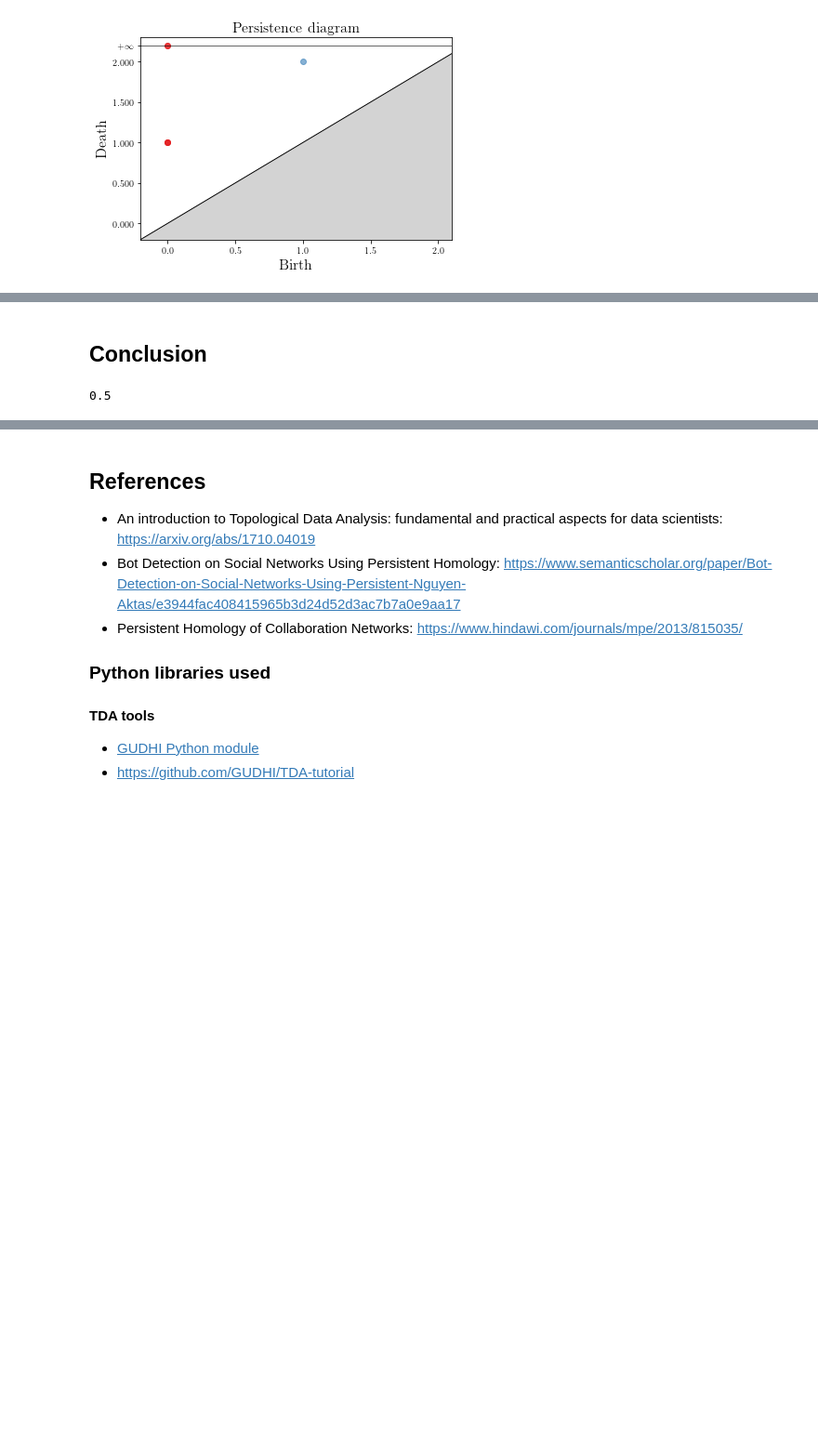
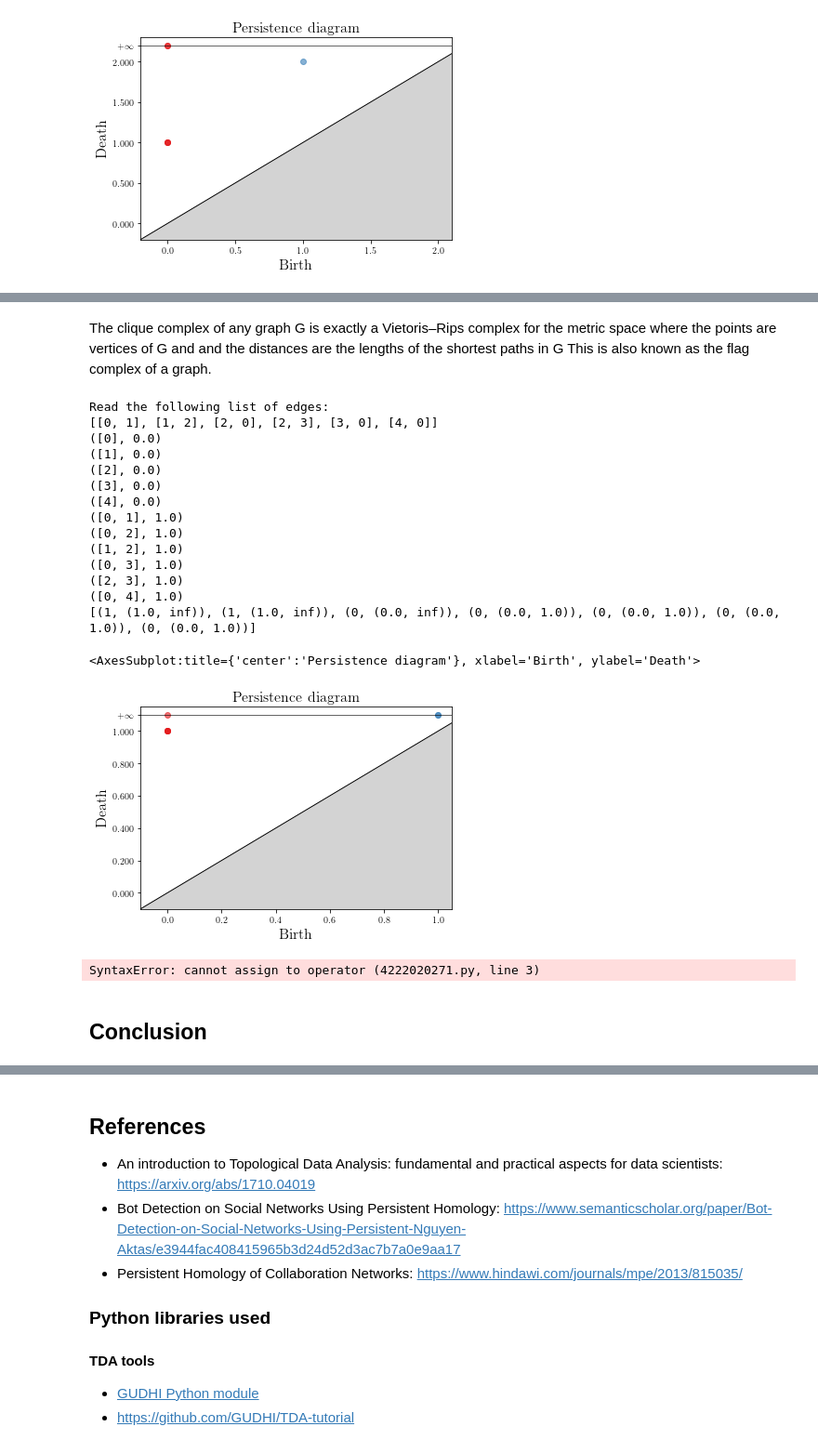
Before and after one commit to ben300694/jupyter-TDA, a Jupyter notebook: persistent_homology_15_min_intro.ipynb, the cells around one changed output, grey strips where cells are left out. Shown at 93% size. Cells and saved outputs as stored; diff of their text form; code cells hidden in the pictures; blank space fills up the shorter version.

Commit message:
Added function to build 1-skeleton simplex tree from csv file

```diff
--- a/persistent_homology_15_min_intro.ipynb
+++ b/persistent_homology_15_min_intro.ipynb
@@ -131,3 +105,0 @@ st.expansion(3)
-# %%
-for simplex in st.get_filtration():
-    print(simplex)
@@ -159,5 +113,76 @@ Repository of various graphs https://networkrepository.com/index.php
 Let us take a graph representing a social network:
  * each vertex represents a food-related facebook page
  * there is an edge between the vertices v and w whenever the pages mutually follow each other
+# %% [markdown]
+The clique complex of any graph G is exactly a Vietoris–Rips complex for the metric space
+where the points are vertices of G and and the distances are the lengths of the shortest paths in G
+This is also known as the flag complex of a graph.
+# %%
+def simplex_graph_from_csv(path_to_csv, delimiter=','):
+    """
+    Input: Path to csv file with list of edges
+
+    Output: 1-skeleton of simplex tree
+    """
+    # Create a dataframe from csv
+    dataframe = pandas.read_csv(path_to_csv, delimiter=delimiter, header=None)
+    # User list comprehension to create a list of lists from Dataframe rows
+    list_of_edges = [list(row) for row in dataframe.values]
+    # Print list of lists i.e. rows
+    print('Read the following list of edges:')
+    print(list_of_edges)
+    # Flatten edge list and remove duplicates to get list of vertices
+    list_of_vertices = list(set([item for sublist in list_of_edges for item in sublist]))
+
+    # Create simplex tree
+    st = gudhi.SimplexTree()
+
+    # Insert vertices into simplex tree
+    for vertex in list_of_vertices:
+        st.insert([vertex], 0.0)
+    # Insert edges into simplex tree
+    for edge in list_of_edges:
+        st.insert(edge, 1.0)
+
+    return st
+# %%
+# Toy example working with the simplex tree
+path_to_toy_csv = '/home/ben/git-source/jupyter-TDA/datasets/toy_graph.txt'
+
+toy_st = simplex_graph_from_csv(path_to_toy_csv)
+
+for simplex in toy_st.get_filtration():
+    print(simplex)
+
+toy_bar = toy_st.persistence(min_persistence=-1.0, persistence_dim_max=True)
+print(toy_bar)
+
+gudhi.plot_persistence_diagram(toy_bar)
+# %% [output]
+Read the following list of edges:
+[[0, 1], [1, 2], [2, 0], [2, 3], [3, 0], [4, 0]]
+([0], 0.0)
+([1], 0.0)
+([2], 0.0)
+([3], 0.0)
+([4], 0.0)
+([0, 1], 1.0)
+([0, 2], 1.0)
+([1, 2], 1.0)
+([0, 3], 1.0)
+([2, 3], 1.0)
+([0, 4], 1.0)
+[(1, (1.0, inf)), (1, (1.0, inf)), (0, (0.0, inf)), (0, (0.0, 1.0)), (0, (0.0, 1.0)), (0, (0.0, 1.0)), (0, (0.0, 1.0))]
+<AxesSubplot:title={'center':'Persistence diagram'}, xlabel='Birth', ylabel='Death'>
+[figure, added]
 # %%
-#TODO: Import the real data graph and build Vietoris-Rips complex
+# **TODO**: Import the real data graph and build Vietoris-Rips complex
+
+path_to_fb_pages_food_csv = '/home/ben/git-source/jupyter-TDA/datasets/fb-pages-food/fb-pages-food.edges'
+
+fb_pages_food_st = simplex_graph_from_csv(path_to_fb_pages_food_csv)
+
+for simplex in fb-pages-food_st.get_filtration():
+    print(simplex)
+# %% [output]
+SyntaxError: cannot assign to operator (4222020271.py, line 3)
@@ -170,7 +202,3 @@ persistence_interval_dim_1_2 = Rips_simplex_tree_2.persistence_intervals_in_dime
-# %%
-gudhi.bottleneck_distance(persistence_interval_dim_1_1, persistence_interval_dim_1_2)
-# %% [output]
-0.5
 # %% [markdown]
 ### Properties of the data we could detect with persistent homology
 
```
Also changed, not shown: parts of 17 cells of this notebook, 1 other file.
